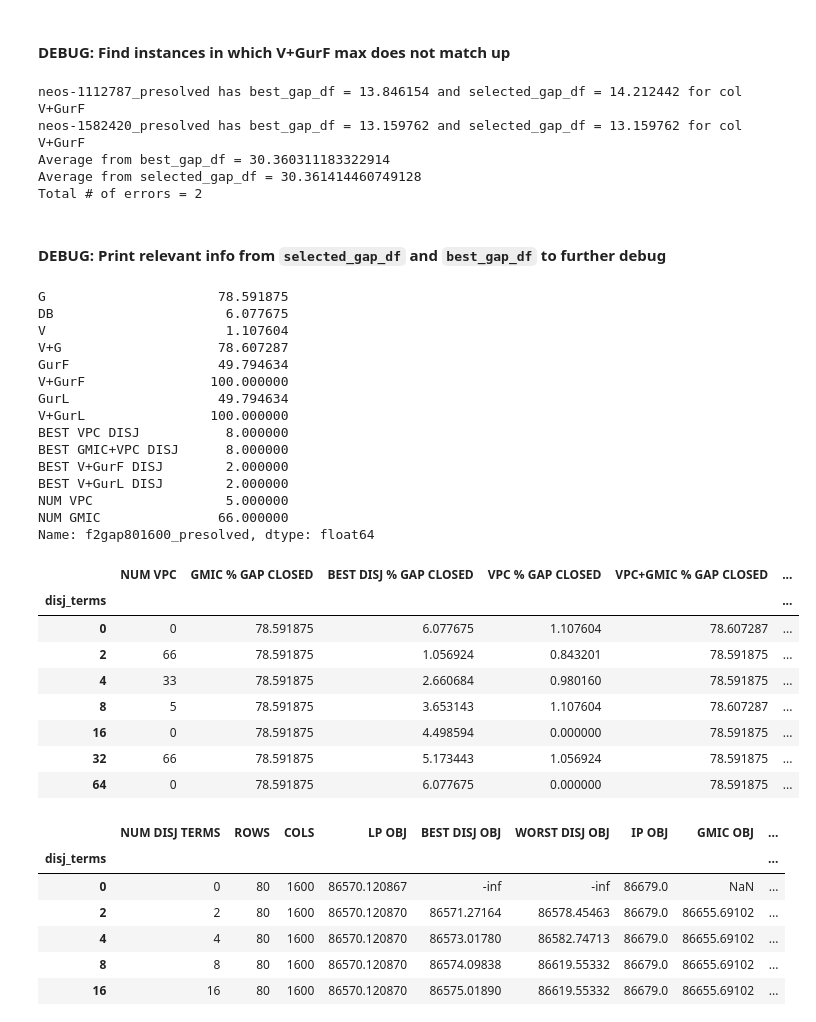
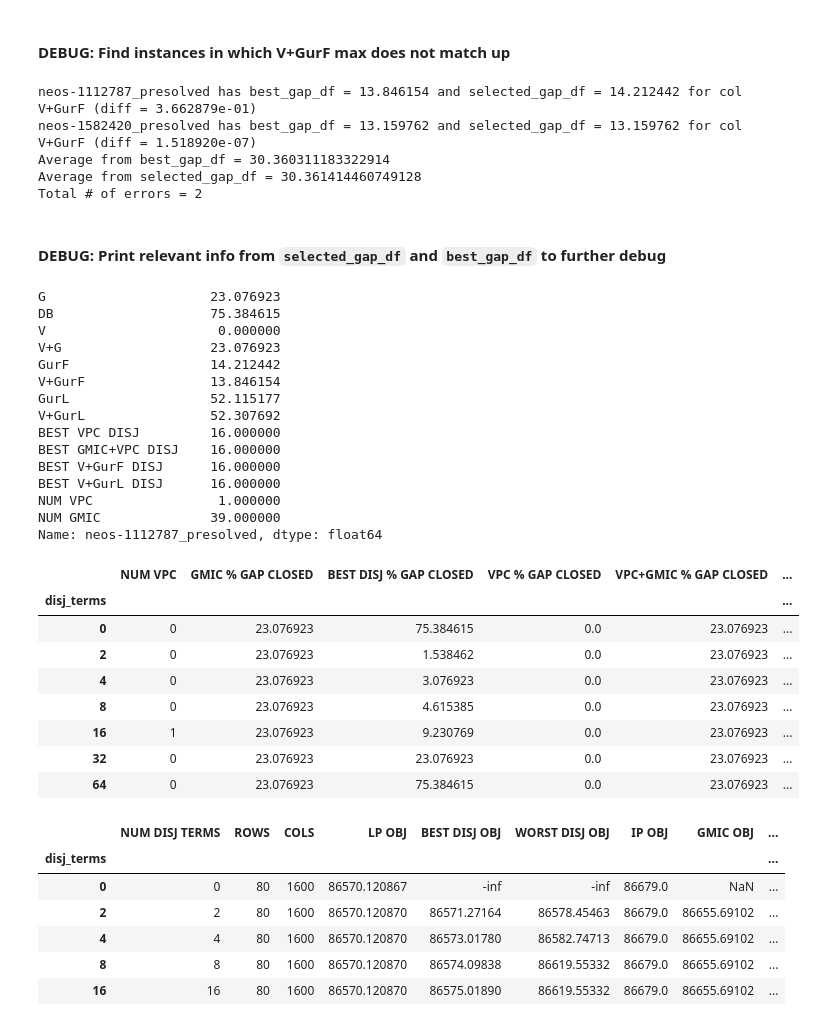
Before and after one commit to akazachk/vpc, a Jupyter notebook: plots/plots.ipynb, the cells around one changed output. Cells and saved outputs as stored; diff of their text form; code cells hidden in the pictures.

```diff
--- a/plots/plots.ipynb
+++ b/plots/plots.ipynb
@@ -954,7 +954,7 @@ gap_cols = [
 # This may cause the stats in the "best" row to improve
 # For example, we replace V+GurF with GurF when no VPCs are generated, since that is what would occur without VPCs
 # But if GurF is better than any V+GurF when VPCs are produced, then the average in the max-row is inflated
-SHOULD_UPDATE_MAX_WHEN_NO_VPCS = True
+SHOULD_UPDATE_MAX_WHEN_NO_VPCS = False
 
 # inst_set = selected_gap_df.index.get_level_values(0).unique()
 inst_set = selected_gap_df.index.levels[0]
@@ -1047,7 +1048,7 @@ display(tmp_df)
 | 32 | 66 | 0.000000 | 86679.0 | 78.591875 | 5.173443 | ... |
 | 64 | 0 | 0.000000 | 0.0 | 78.591875 | 6.077675 | ... |
 # %%
-inst = 'f2gap801600_presolved'
+inst = 'neos-1112787_presolved'
 
 display(gap_df.loc[inst,['NUM VPC']+['FIRST REF FIRST_CUT_PASS']+['FIRST REF+V FIRST_CUT_PASS']+gap_cols])
 
@@ -1246,7 +1247,7 @@ for inst in best_gap_df.index:
     val1 = best_gap_df.loc[inst,col]
     val2 = selected_gap_df.loc[(inst,0),origcol]
     if abs(val1-val2) > EPS:
-        print("{} has best_gap_df = {:f} and selected_gap_df = {:f} for col {}".format(inst,val1,val2,col))
+        print("{} has best_gap_df = {:f} and selected_gap_df = {:f} for col {} (diff = {:e})".format(inst,val1,val2,col,abs(val1-val2)))
         num_errors += 1
     avg1 += val1 / num_inst
     avg2 += val2 / num_inst
@@ -1255,8 +1256,8 @@ print("Average from best_gap_df = {}".format(avg1))
 print("Average from selected_gap_df = {}".format(avg2))
 print("Total # of errors =", num_errors, flush=True)
 # %% [output]
-neos-1112787_presolved has best_gap_df = 13.846154 and selected_gap_df = 14.212442 for col V+GurF
-neos-1582420_presolved has best_gap_df = 13.159762 and selected_gap_df = 13.159762 for col V+GurF
+neos-1112787_presolved has best_gap_df = 13.846154 and selected_gap_df = 14.212442 for col V+GurF (diff = 3.662879e-01)
+neos-1582420_presolved has best_gap_df = 13.159762 and selected_gap_df = 13.159762 for col V+GurF (diff = 1.518920e-07)
 Average from best_gap_df = 30.360311183322914
 Average from selected_gap_df = 30.361414460749128
 Total # of errors = 2
@@ -1264,35 +1265,36 @@ Total # of errors = 2
 #### DEBUG: Print relevant info from `selected_gap_df` and `best_gap_df` to further debug
 # %%
 ## DEBUG
-inst = 'f2gap801600_presolved'
+# inst = 'f2gap801600_presolved'
 # inst = 'neos22_presolved'
+inst = 'neos-1112787_presolved'
 display(best_gap_df.loc[inst])
 display(selected_gap_df.loc[inst,[col_num_vpcs]+gap_cols])
 # %% [output]
-G                      78.591875
-DB                      6.077675
-V                       1.107604
-V+G                    78.607287
-GurF                   49.794634
-V+GurF                100.000000
-GurL                   49.794634
-V+GurL                100.000000
-BEST VPC DISJ           8.000000
-BEST GMIC+VPC DISJ      8.000000
-BEST V+GurF DISJ        2.000000
-BEST V+GurL DISJ        2.000000
-NUM VPC                 5.000000
-NUM GMIC               66.000000
-Name: f2gap801600_presolved, dtype: float64
+G                     23.076923
+DB                    75.384615
+V                      0.000000
+V+G                   23.076923
+GurF                  14.212442
+V+GurF                13.846154
+GurL                  52.115177
+V+GurL                52.307692
+BEST VPC DISJ         16.000000
+BEST GMIC+VPC DISJ    16.000000
+BEST V+GurF DISJ      16.000000
+BEST V+GurL DISJ      16.000000
+NUM VPC                1.000000
+NUM GMIC              39.000000
+Name: neos-1112787_presolved, dtype: float64
 |  | NUM VPC | GMIC % GAP CLOSED | BEST DISJ % GAP CLOSED | VPC % GAP CLOSED | VPC+GMIC % GAP CLOSED | ... |
 | disj_terms |  |  |  |  |  | ... |
-| 0 | 0 | 78.591875 | 6.077675 | 1.107604 | 78.607287 | ... |
-| 2 | 66 | 78.591875 | 1.056924 | 0.843201 | 78.591875 | ... |
-| 4 | 33 | 78.591875 | 2.660684 | 0.980160 | 78.591875 | ... |
-| 8 | 5 | 78.591875 | 3.653143 | 1.107604 | 78.607287 | ... |
-| 16 | 0 | 78.591875 | 4.498594 | 0.000000 | 78.591875 | ... |
-| 32 | 66 | 78.591875 | 5.173443 | 1.056924 | 78.591875 | ... |
-| 64 | 0 | 78.591875 | 6.077675 | 0.000000 | 78.591875 | ... |
+| 0 | 0 | 23.076923 | 75.384615 | 0.0 | 23.076923 | ... |
+| 2 | 0 | 23.076923 | 1.538462 | 0.0 | 23.076923 | ... |
+| 4 | 0 | 23.076923 | 3.076923 | 0.0 | 23.076923 | ... |
+| 8 | 0 | 23.076923 | 4.615385 | 0.0 | 23.076923 | ... |
+| 16 | 1 | 23.076923 | 9.230769 | 0.0 | 23.076923 | ... |
+| 32 | 0 | 23.076923 | 23.076923 | 0.0 | 23.076923 | ... |
+| 64 | 0 | 23.076923 | 75.384615 | 0.0 | 23.076923 | ... |
 # %%
 # ## DEBUG
 # gap_cols = [
```
Also changed, not shown: parts of 2 cells of this notebook.
